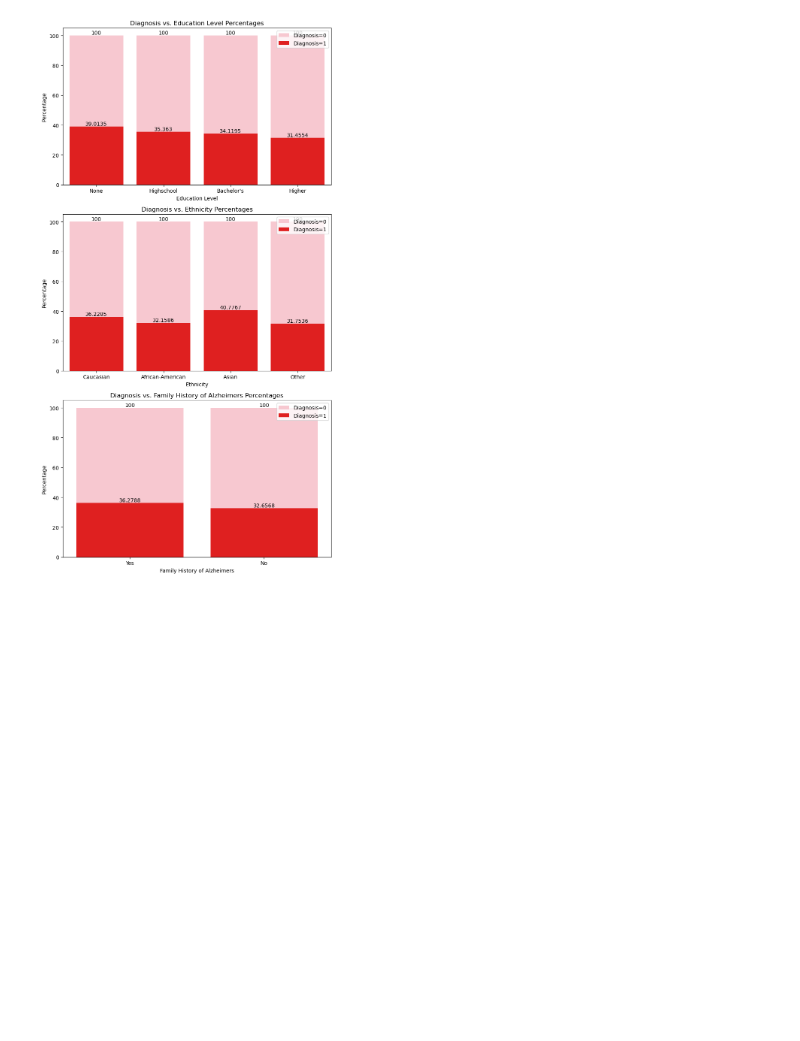
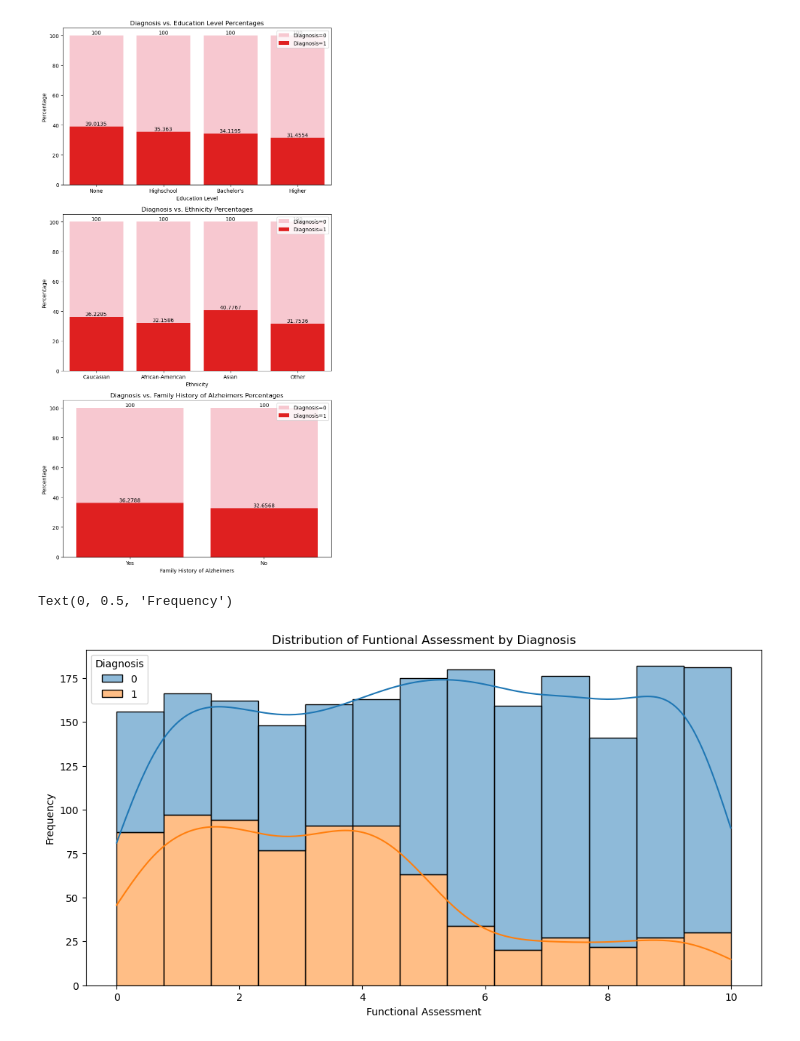
Before and after one commit to tarsian/Project-4-Alzheimers, a Jupyter notebook: Alzheimer's Disease_Sky.ipynb, the cells around one changed output. Cells and saved outputs as stored; diff of their text form; code cells hidden in the pictures; blank space fills up the shorter version.

Commit message:
Adding more visualizations for distribution

```diff
--- a/Alzheimer's Disease_Sky.ipynb
+++ b/Alzheimer's Disease_Sky.ipynb
@@ -404,3 +404,12 @@ plt.tight_layout()
 plt.show()
 # %% [output]
 [figure]
+# %%
+plt.figure(figsize=(12,6))
+sns.histplot(data=alzheimers_df, x='FunctionalAssessment', hue='Diagnosis', kde=True, multiple='stack')
+plt.title('Distribution of Funtional Assessment by Diagnosis')
+plt.xlabel('Functional Assessment')
+plt.ylabel('Frequency')
+# %% [output]
+Text(0, 0.5, 'Frequency')
+[figure, added]
```
Also changed, not shown: parts of 4 cells of this notebook.
